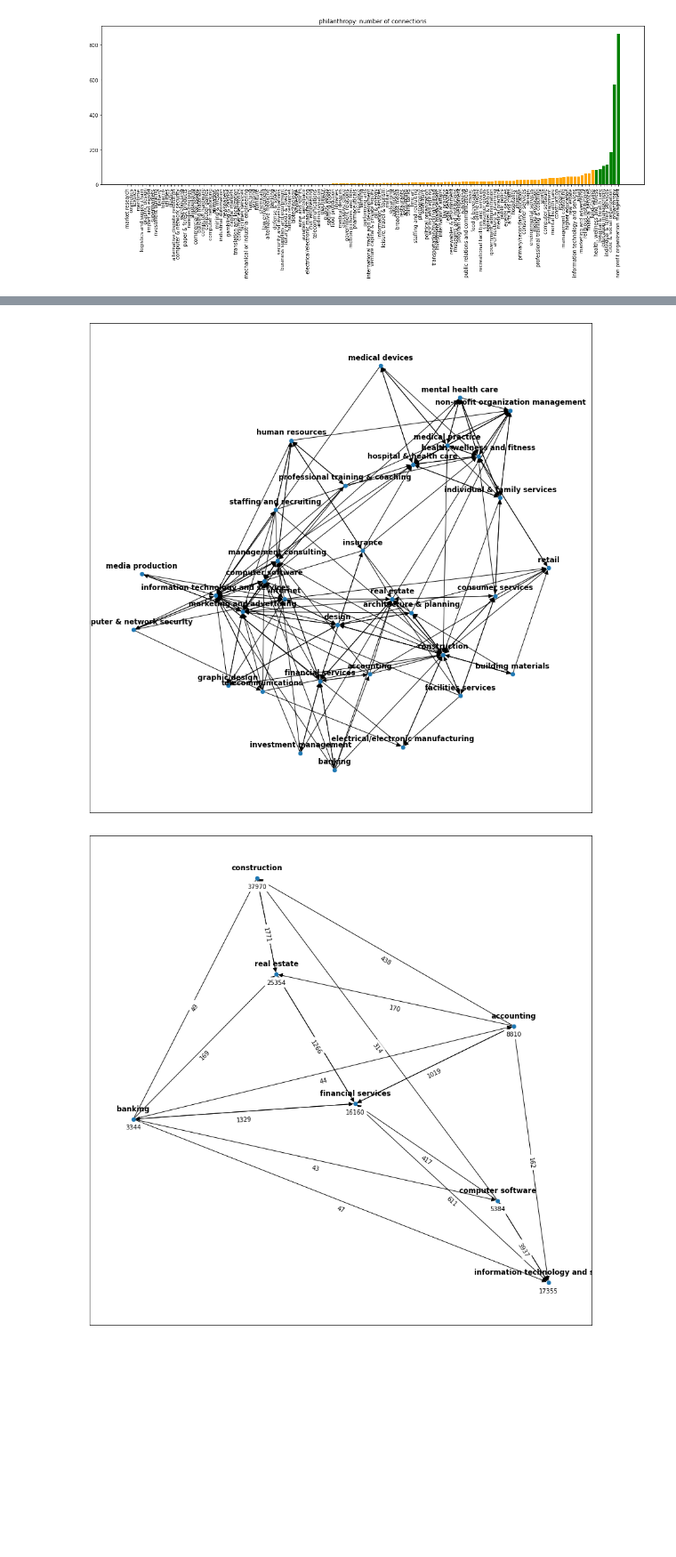
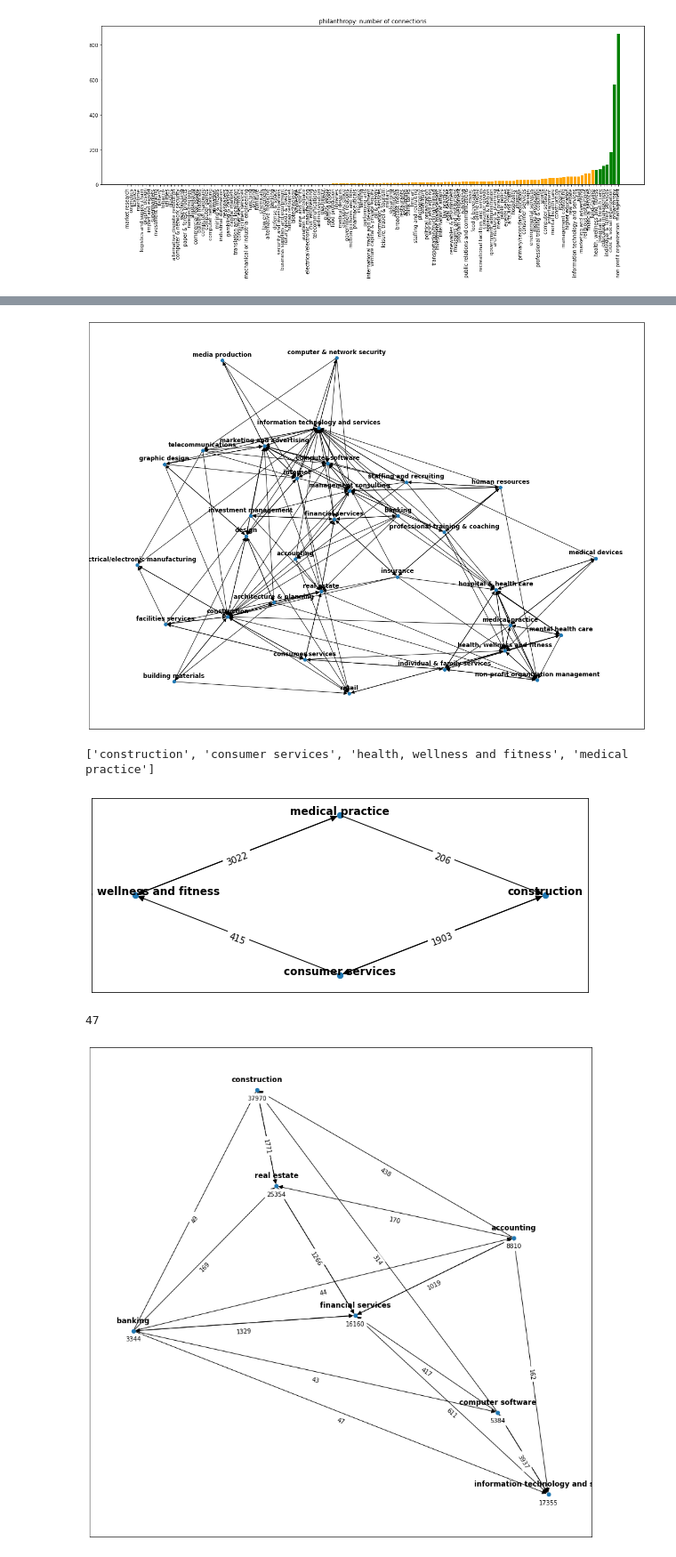
Before and after one commit to snirlugassy/data-science-lab-project, a Jupyter notebook: industry_graph.ipynb, the cells around one changed output, grey strips where cells are left out. Shown at 89% size. Drawn from its saved outputs; the diff is of its cells as text; code cells hidden in the pictures; blank space fills up the shorter version.

```diff
--- a/industry_graph.ipynb
+++ b/industry_graph.ipynb
@@ -151,7 +150,7 @@ plt.show()
 # %% [output]
 [figure]
 # %%
-n = 'medical devices'
+n = 'medical practice'
 w = []
 for neighbor in graph[n]:
     w.append((neighbor, graph[n][neighbor]['weight']))
@@ -243,17 +264,37 @@ plt.savefig('diagraph.png')
 # %%
 subgraph_nodes = []
 subgraph_nodes.extend(industry_diagraph.neighbors('computer software'))
 for n in subgraph_nodes.copy():
     subgraph_nodes.extend(industry_diagraph.neighbors(n))
 subgraph = industry_diagraph.subgraph(subgraph_nodes)
-plt.figure(figsize=(15,15))
-pos = nx.spring_layout(subgraph, seed=12)
+plt.figure(figsize=(20,15), frameon=False)
+pos = nx.spring_layout(subgraph, seed=13)
 nx.draw_networkx(subgraph, pos=pos, node_size=40, arrowsize=15, with_labels=False)
 pos_labels = {x:(y[0], y[1]+0.03) for x,y in pos.items()}
 nx.draw_networkx_labels(subgraph, pos=pos_labels, font_size=12, font_weight='bold')
-plt.show()
+plt.savefig('computer_software_subnet.png')
 # %% [output]
-[figure, old version]
+[figure, new version]
+# %%
+path1 = nx.shortest_path(industry_diagraph, 'construction', 'medical practice')
+print(path1)
+subgraph = industry_diagraph.subgraph(path1)
+plt.figure(figsize=(10,4))
+pos = nx.circular_layout(subgraph)
+nx.draw_networkx(subgraph, pos=pos, node_size=40, arrowsize=15, with_labels=False)
+pos_labels = {x:(y[0], y[1]+0.05) for x,y in pos.items()}
+nx.draw_networkx_labels(subgraph, pos=pos_labels, font_size=12, font_weight='bold')
+weight_labels = nx.get_edge_attributes(subgraph,'weight')
+pos_weights = {x:(y[0], y[1]-0.04) for x,y in pos.items()}
+nx.draw_networkx_edge_labels(subgraph, pos_weights, edge_labels=weight_labels)
+plt.show()
+# %% [output]
+['construction', 'consumer services', 'health, wellness and fitness', 'medical practice']
+[figure, added]
+# %%
+nx.number_strongly_connected_components(industry_diagraph)
+# %% [output]
+47
 # %%
 subgraph_nodes = []
 subgraph_nodes.extend(industry_diagraph.successors('banking'))
```
Also changed, not shown: parts of 8 cells of this notebook, 19 other files.
